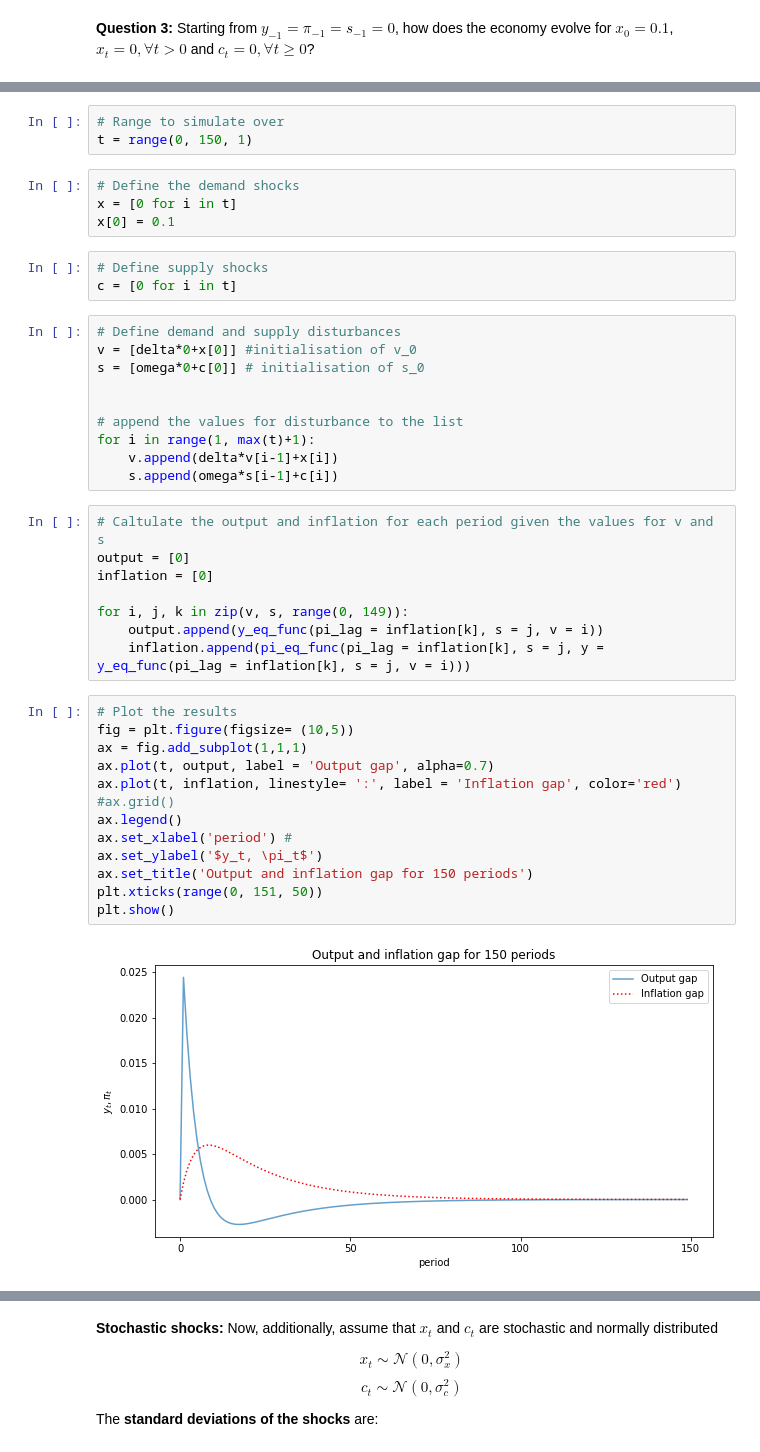
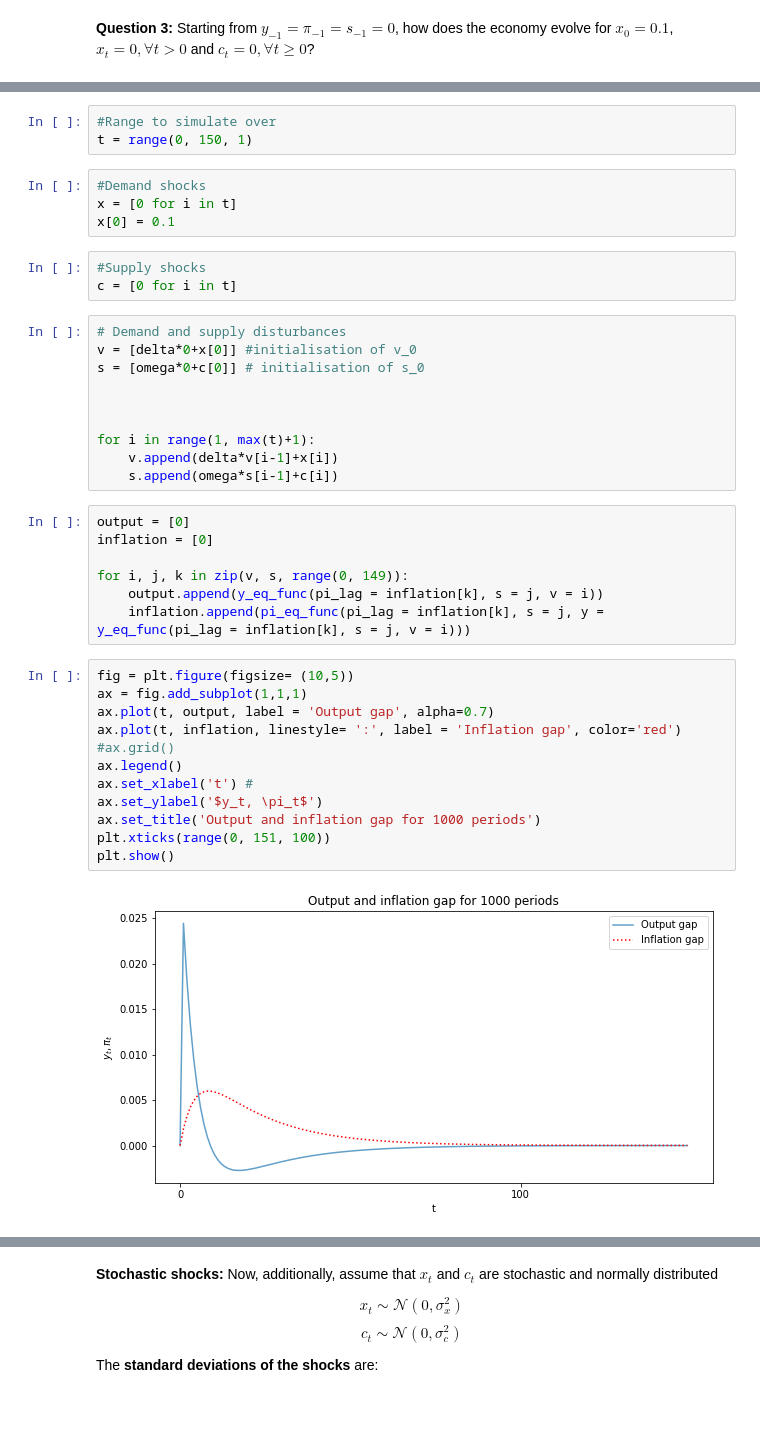
Before and after one commit to NumEconCopenhagen/projects-2019-wms, a Jupyter notebook: examproject/exam_2019.ipynb, the cells around one changed output, grey strips where cells are left out. Drawn from its saved outputs; the diff is of its cells as text; blank space fills up the shorter version.

```diff
--- a/examproject/exam_2019.ipynb
+++ b/examproject/exam_2019.ipynb
@@ -533,26 +528,25 @@ We start by defining the period, and the functions for supply and demand shocks.
 sm.init_printing(pretty_print=False)
 # %%
-# Range to simulate over
+#Range to simulate over
 t = range(0, 150, 1)
 # %%
-# Define the demand shocks
+#Demand shocks
 x = [0 for i in t]
 x[0] = 0.1
 # %%
-# Define supply shocks
+#Supply shocks
 c = [0 for i in t]
 # %%
-# Define demand and supply disturbances
+# Demand and supply disturbances
 v = [delta*0+x[0]] #initialisation of v_0
 s = [omega*0+c[0]] # initialisation of s_0
 
 
-# append the values for disturbance to the list
+
 for i in range(1, max(t)+1):
     v.append(delta*v[i-1]+x[i])
     s.append(omega*s[i-1]+c[i])
 # %%
-# Caltulate the output and inflation for each period given the values for v and s
 output = [0]
 inflation = [0]
 
@@ -560,17 +554,16 @@ for i, j, k in zip(v, s, range(0, 149)):
     output.append(y_eq_func(pi_lag = inflation[k], s = j, v = i))
     inflation.append(pi_eq_func(pi_lag = inflation[k], s = j, y = y_eq_func(pi_lag = inflation[k], s = j, v = i)))
 # %%
-# Plot the results
 fig = plt.figure(figsize= (10,5))
 ax = fig.add_subplot(1,1,1)
 ax.plot(t, output, label = 'Output gap', alpha=0.7)
 ax.plot(t, inflation, linestyle= ':', label = 'Inflation gap', color='red')
 #ax.grid()
 ax.legend()
-ax.set_xlabel('period') #
+ax.set_xlabel('t') #
 ax.set_ylabel('$y_t, \pi_t$')
-ax.set_title('Output and inflation gap for 150 periods')
-plt.xticks(range(0, 151, 50))
+ax.set_title('Output and inflation gap for 1000 periods')
+plt.xticks(range(0, 151, 100))
 plt.show()
 # %% [output]
-[figure, old version]
+[figure, new version]
```
Also changed, not shown: parts of 12 cells of this notebook.
